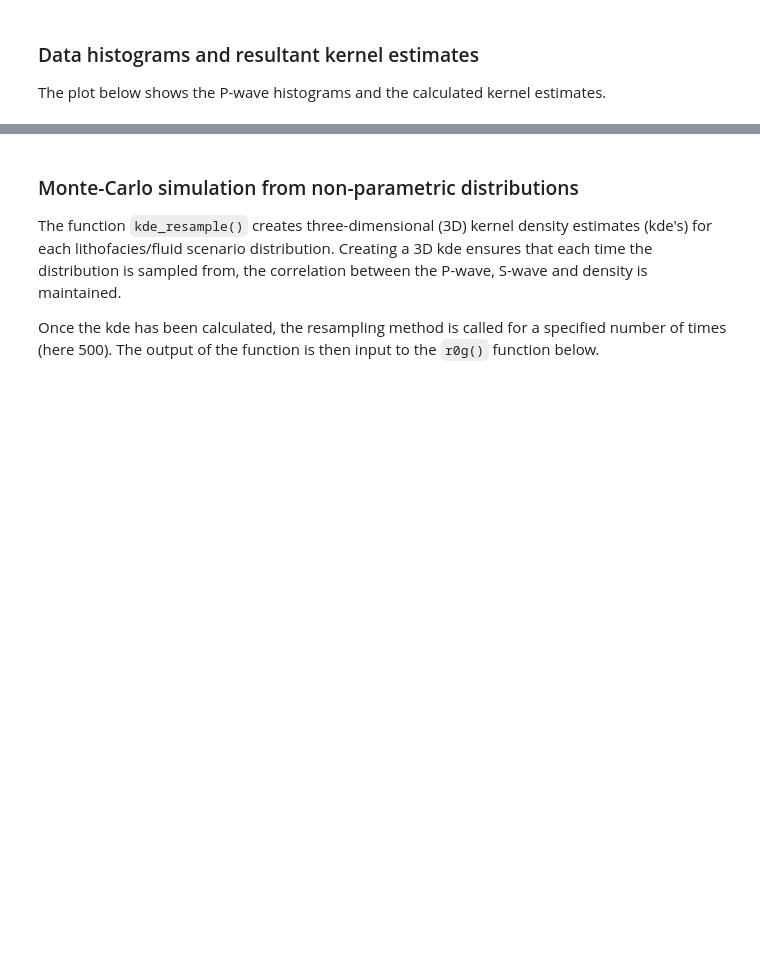
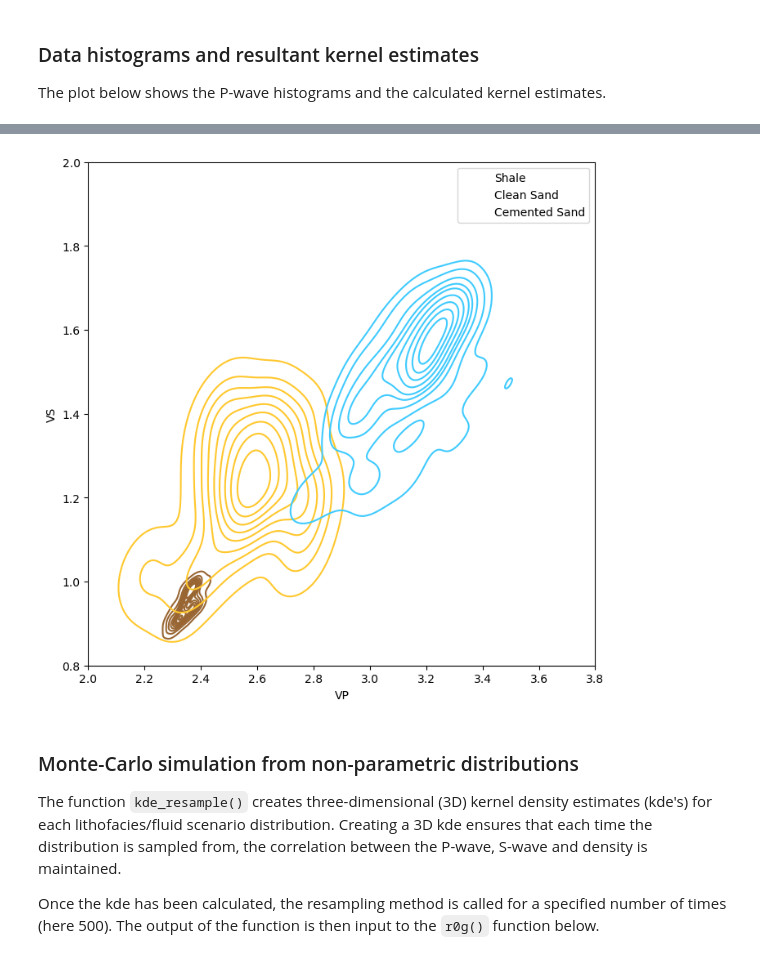
Before and after one commit to ABDunbar/Probabilistic-AVO-analysis, a Jupyter notebook: 01_Probabilistic_AVO_analysis.ipynb, the cells around one changed output, grey strips where cells are left out. Cells and saved outputs as stored; diff of their text form; code cells hidden in the pictures; blank space fills up the shorter version.

```diff
--- a/01_Probabilistic_AVO_analysis.ipynb
+++ b/01_Probabilistic_AVO_analysis.ipynb
@@ -108,3 +152,13 @@ for ax in fig.get_axes():
+# %%
+fig, ax = plt.subplots(1,1, figsize=(8,8))
+sns.kdeplot(data=well2[well2.LABELS=='shale'], x='VP', y='VS', color=ccc[0], label="Shale")
+sns.kdeplot(data=well2[well2.LABELS=='clnSand'], x='VP', y='VS', color=ccc[2], label="Clean Sand")
+sns.kdeplot(data=well2[well2.LABELS=='cemSand'], x='VP', y='VS', color=ccc[5], label="Cemented Sand")
+
+plt.xlim(2.,3.8); plt.ylim(0.8,2.)
+plt.legend();
+# %% [output]
+[figure, added]
 # %% [markdown]
 ### Monte-Carlo simulation from non-parametric distributions
 
```
Also changed, not shown: parts of 7 cells of this notebook.
